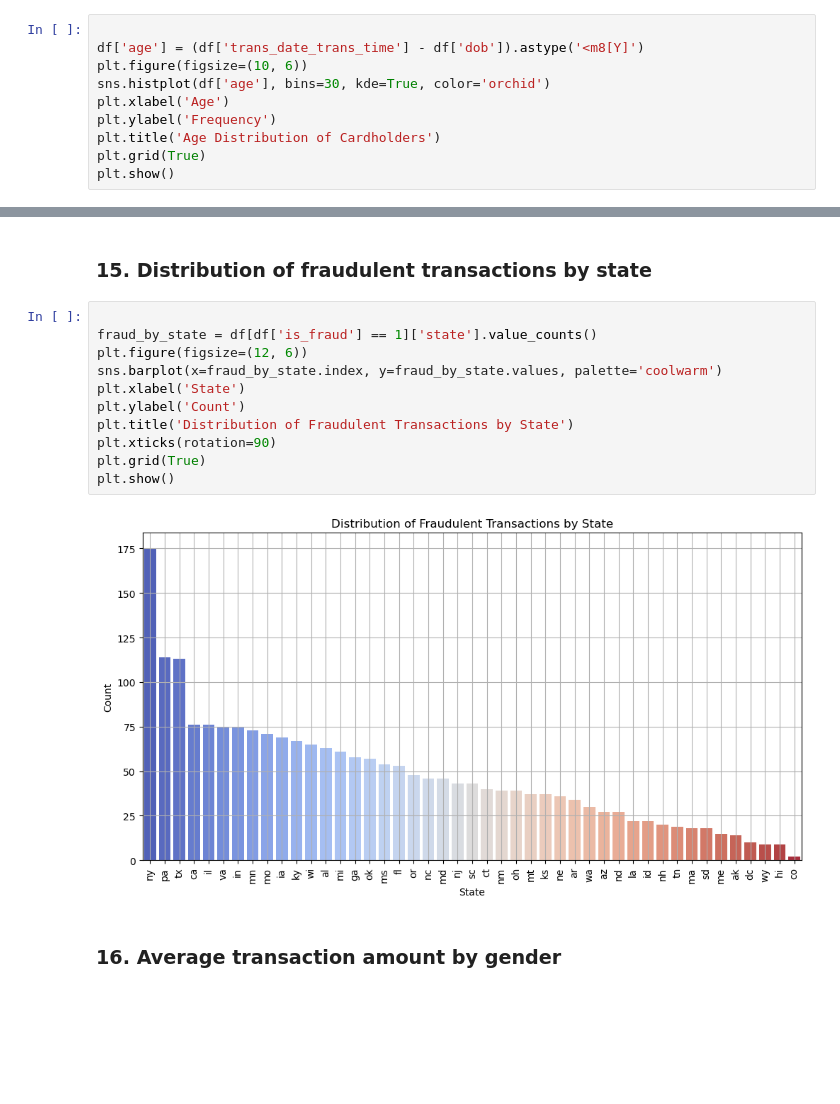
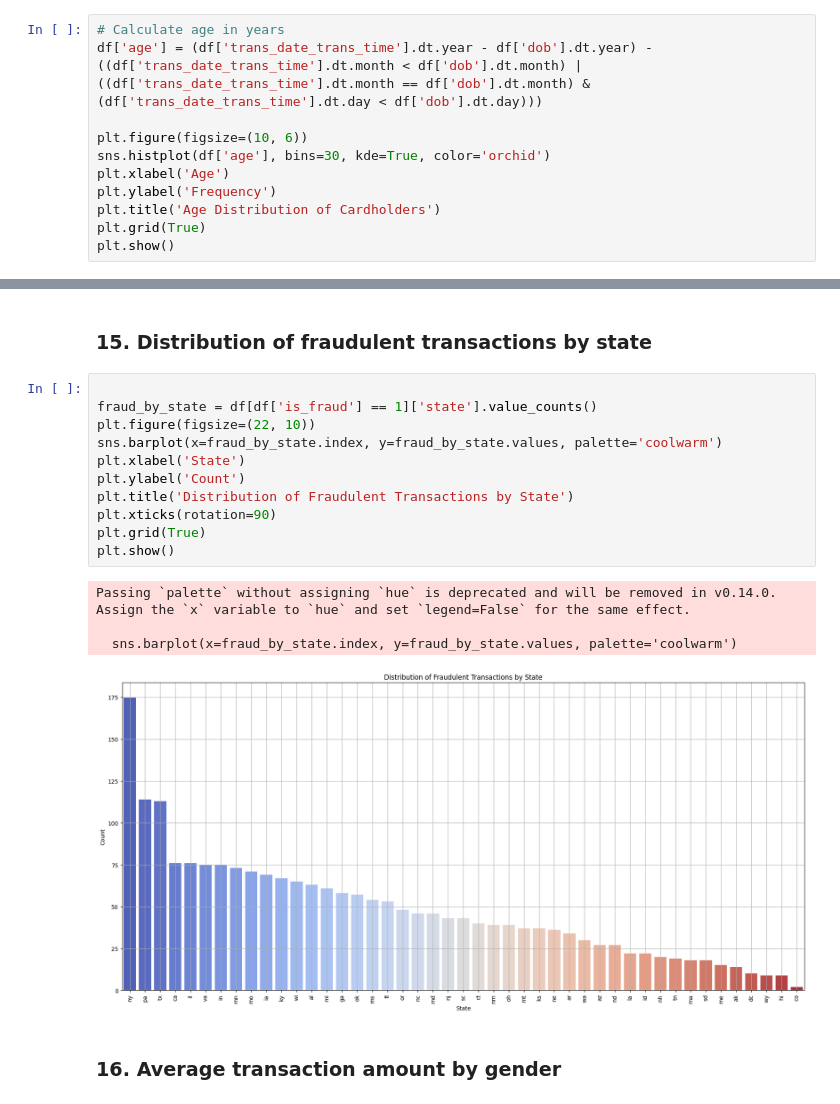
Before and after one commit to Parassidhu2k/TIP_project4, a Jupyter notebook: Datacleaning_eda_v2.ipynb, the cells around one changed output, grey strips where cells are left out. Cells and saved outputs as stored; diff of their text form; blank space fills up the shorter version.

```diff
--- a/Datacleaning_eda_v2.ipynb
+++ b/Datacleaning_eda_v2.ipynb
@@ -206,8 +217,9 @@ plt.show()
 # %% [markdown]
 ### 6. Age distribution of cardholders
 # %%
+# Calculate age in years
+df['age'] = (df['trans_date_trans_time'].dt.year - df['dob'].dt.year) - ((df['trans_date_trans_time'].dt.month < df['dob'].dt.month) | ((df['trans_date_trans_time'].dt.month == df['dob'].dt.month) & (df['trans_date_trans_time'].dt.day < df['dob'].dt.day)))
 
-df['age'] = (df['trans_date_trans_time'] - df['dob']).astype('<m8[Y]')
 plt.figure(figsize=(10, 6))
 sns.histplot(df['age'], bins=30, kde=True, color='orchid')
 plt.xlabel('Age')
@@ -334,16 +353,19 @@ plt.show()
 # %%
 
 fraud_by_state = df[df['is_fraud'] == 1]['state'].value_counts()
-plt.figure(figsize=(12, 6))
+plt.figure(figsize=(22, 10))
 sns.barplot(x=fraud_by_state.index, y=fraud_by_state.values, palette='coolwarm')
 plt.xlabel('State')
 plt.ylabel('Count')
 plt.title('Distribution of Fraudulent Transactions by State')
 plt.xticks(rotation=90)
 plt.grid(True)
 plt.show()
 # %% [output]
+Passing `palette` without assigning `hue` is deprecated and will be removed in v0.14.0. Assign the `x` variable to `hue` and set `legend=False` for the same effect.
+
+  sns.barplot(x=fraud_by_state.index, y=fraud_by_state.values, palette='coolwarm')
-[figure, old version]
+[figure, new version]
 # %% [markdown]
 ### 16. Average transaction amount by gender
 # %%
```
Also changed, not shown: parts of 35 cells of this notebook.
